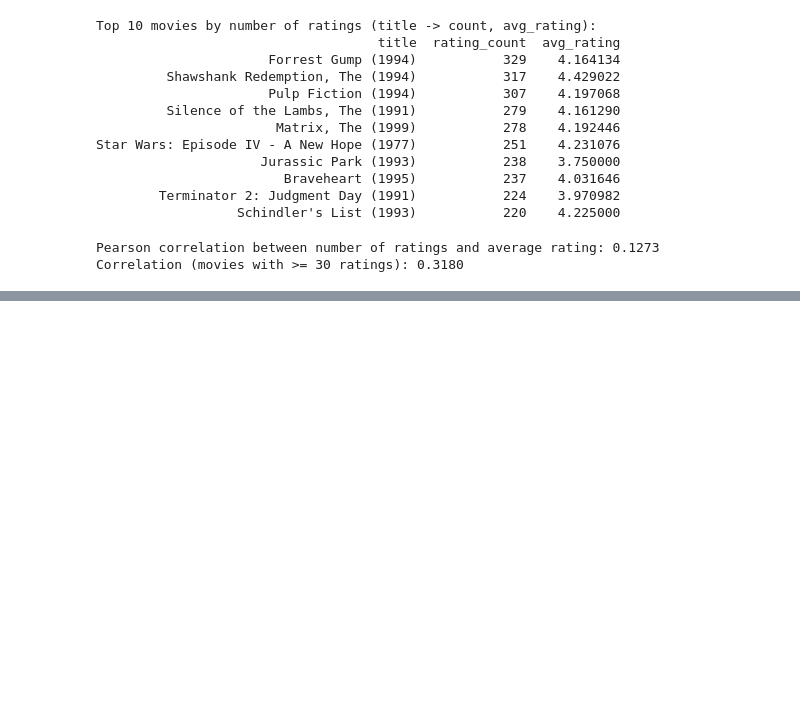
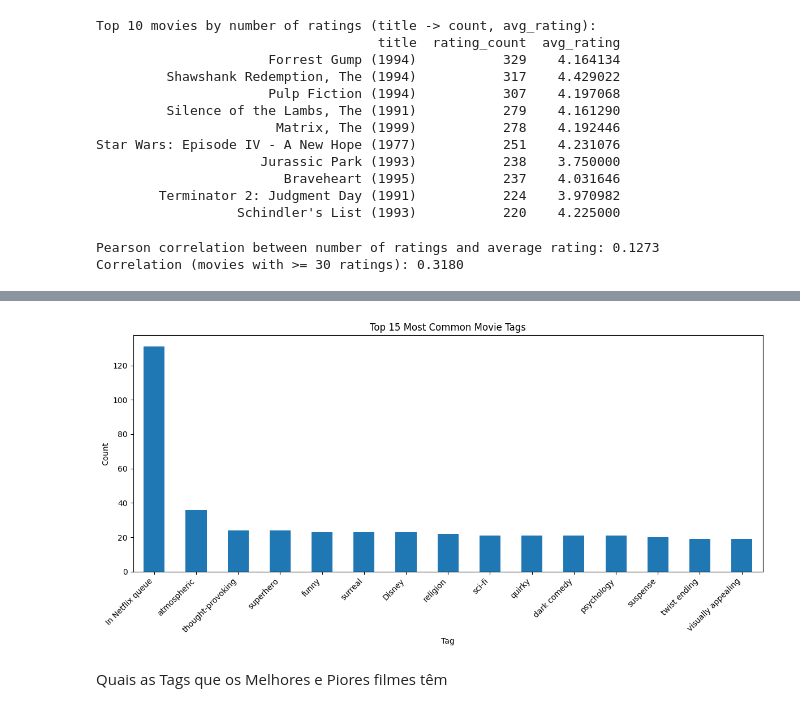
Before and after one commit to MartimVeigaCarneiro/BigDataFoundation, a Jupyter notebook: Project_with_Git.ipynb, the cells around one changed output, grey strips where cells are left out. Cells and saved outputs as stored; diff of their text form; code cells hidden in the pictures; blank space fills up the shorter version.

```diff
--- a/Project_with_Git.ipynb
+++ b/Project_with_Git.ipynb
@@ -328,0 +375,10 @@ Correlation (movies with >= 30 ratings): 0.3180
+# %%
+tags_df = duckdb.sql("SELECT * FROM tags").to_df()
+# %%
+# Get the count of each unique tag
+tag_counts = tags_df['tag'].value_counts()
+
+# Display the top 20 most common tags
+print("Top 20 Most Common Tags:")
+print("-" * 40)
+print(tag_counts.head(20))
@@ -328,0 +403,15 @@ Correlation (movies with >= 30 ratings): 0.3180
+# %%
+# Create a bar plot of the top 15 tags
+import matplotlib.pyplot as plt
+plt.figure(figsize=(12, 6))
+tag_counts.head(15).plot(kind='bar')
+plt.title('Top 15 Most Common Movie Tags')
+plt.xlabel('Tag')
+plt.ylabel('Count')
+plt.xticks(rotation=45, ha='right')
+plt.tight_layout()
+plt.show()
+# %% [output]
+[figure, added]
+# %% [markdown]
+Quais as Tags que os Melhores e Piores filmes têm
```
Also changed, not shown: parts of 12 cells of this notebook.
